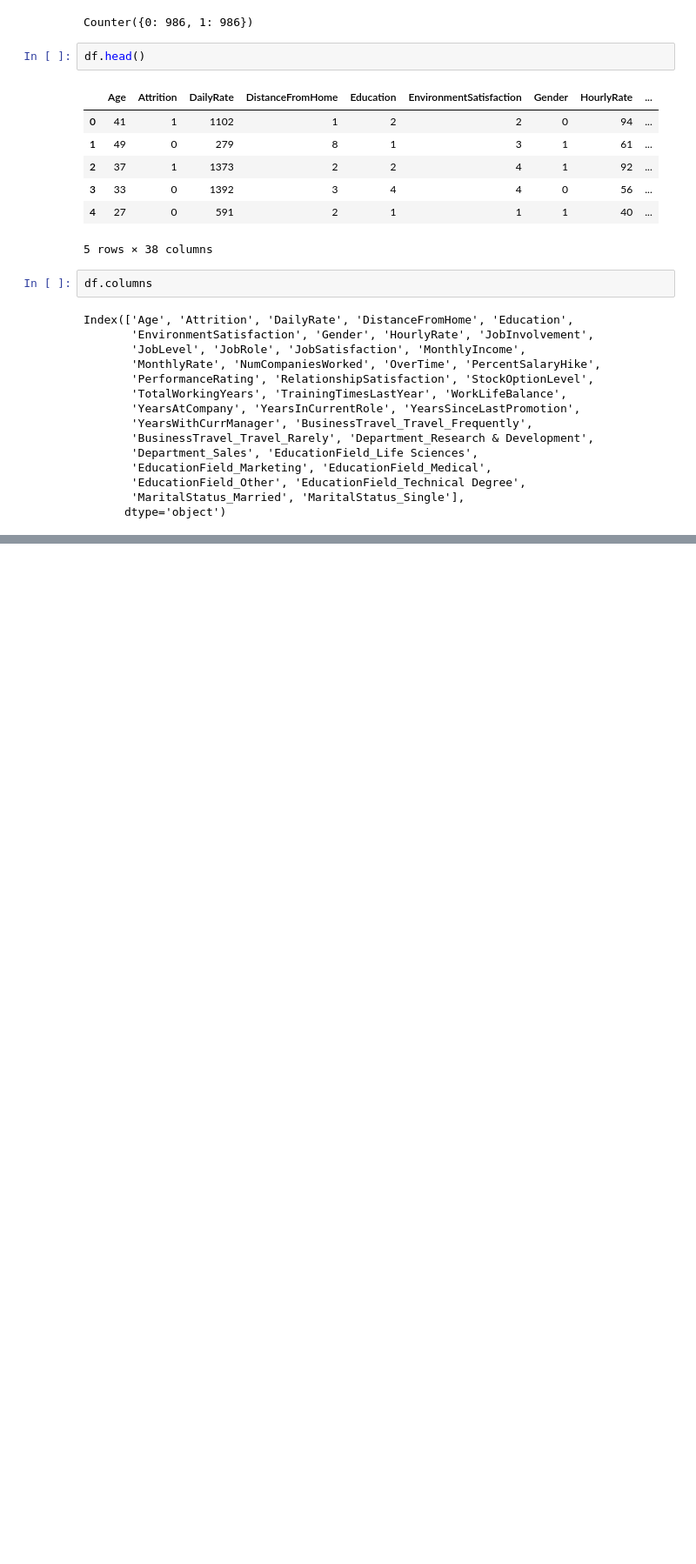
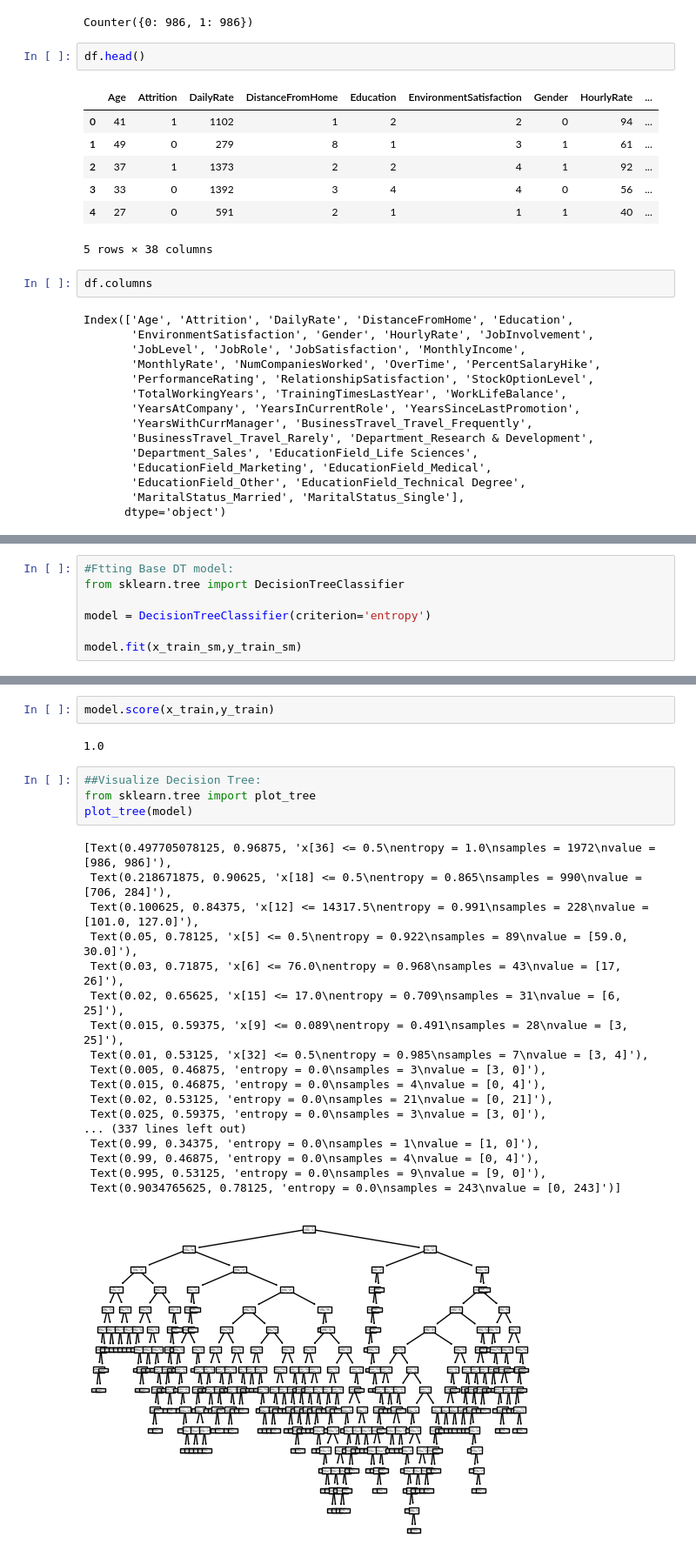
Before and after one commit to hemanthkumarb03/Scaler_Business_CaseStudies, a Jupyter notebook: Class_projects/Decision_tree/IBM_HR_ATTRITION_RATE/attrition.ipynb, the cells around one changed output, grey strips where cells are left out. Shown: that part at 87% size. Saved outputs shown, nothing was run; the diff lists cells and outputs as text; blank space fills up the shorter version.

Commit message:
decision Trees Attrition problem commit 3

```diff
--- a/Class_projects/Decision_tree/IBM_HR_ATTRITION_RATE/attrition.ipynb
+++ b/Class_projects/Decision_tree/IBM_HR_ATTRITION_RATE/attrition.ipynb
@@ -249,0 +246,7 @@ ValueError: Could not interpret value `Overtime` for `y`. An entry with this nam
+# %%
+#Ftting Base DT model:
+from sklearn.tree import DecisionTreeClassifier
+
+model = DecisionTreeClassifier(criterion='entropy')
+
+model.fit(x_train_sm,y_train_sm)
@@ -249,0 +259,27 @@ ValueError: Could not interpret value `Overtime` for `y`. An entry with this nam
+# %%
+model.score(x_train,y_train)
+# %% [output]
+1.0
+# %%
+##Visualize Decision Tree:
+from sklearn.tree import plot_tree
+plot_tree(model)
+# %% [output]
+[Text(0.497705078125, 0.96875, 'x[36] <= 0.5\nentropy = 1.0\nsamples = 1972\nvalue = [986, 986]'),
+ Text(0.218671875, 0.90625, 'x[18] <= 0.5\nentropy = 0.865\nsamples = 990\nvalue = [706, 284]'),
+ Text(0.100625, 0.84375, 'x[12] <= 14317.5\nentropy = 0.991\nsamples = 228\nvalue = [101.0, 127.0]'),
+ Text(0.05, 0.78125, 'x[5] <= 0.5\nentropy = 0.922\nsamples = 89\nvalue = [59.0, 30.0]'),
+ Text(0.03, 0.71875, 'x[6] <= 76.0\nentropy = 0.968\nsamples = 43\nvalue = [17, 26]'),
+ Text(0.02, 0.65625, 'x[15] <= 17.0\nentropy = 0.709\nsamples = 31\nvalue = [6, 25]'),
+ Text(0.015, 0.59375, 'x[9] <= 0.089\nentropy = 0.491\nsamples = 28\nvalue = [3, 25]'),
+ Text(0.01, 0.53125, 'x[32] <= 0.5\nentropy = 0.985\nsamples = 7\nvalue = [3, 4]'),
+ Text(0.005, 0.46875, 'entropy = 0.0\nsamples = 3\nvalue = [3, 0]'),
+ Text(0.015, 0.46875, 'entropy = 0.0\nsamples = 4\nvalue = [0, 4]'),
+ Text(0.02, 0.53125, 'entropy = 0.0\nsamples = 21\nvalue = [0, 21]'),
+ Text(0.025, 0.59375, 'entropy = 0.0\nsamples = 3\nvalue = [3, 0]'),
+... (337 lines left out)
+ Text(0.99, 0.34375, 'entropy = 0.0\nsamples = 1\nvalue = [1, 0]'),
+ Text(0.99, 0.46875, 'entropy = 0.0\nsamples = 4\nvalue = [0, 4]'),
+ Text(0.995, 0.53125, 'entropy = 0.0\nsamples = 9\nvalue = [9, 0]'),
+ Text(0.9034765625, 0.78125, 'entropy = 0.0\nsamples = 243\nvalue = [0, 243]')]
+[figure, added]
```
Also changed, not shown: parts of 10 cells of this notebook.
